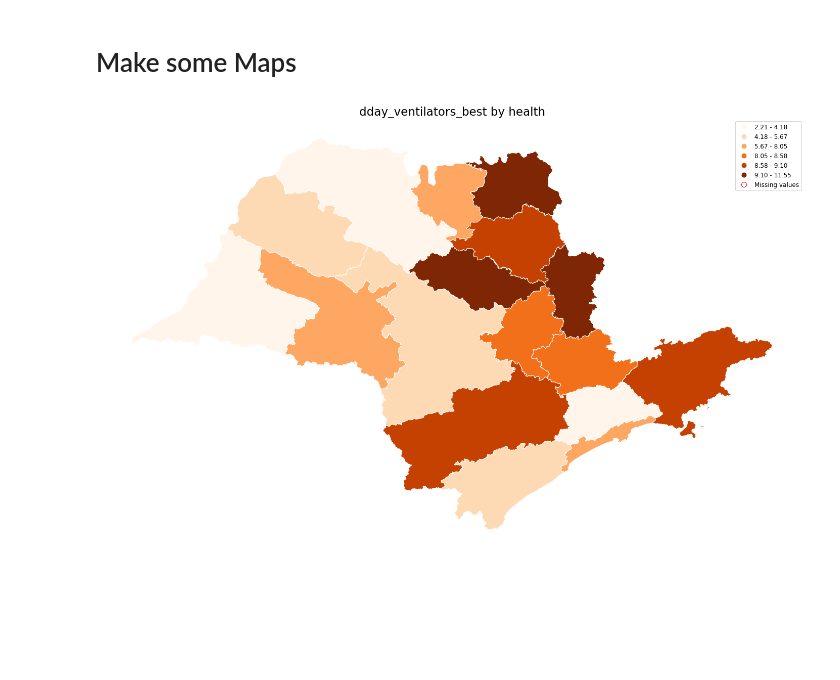
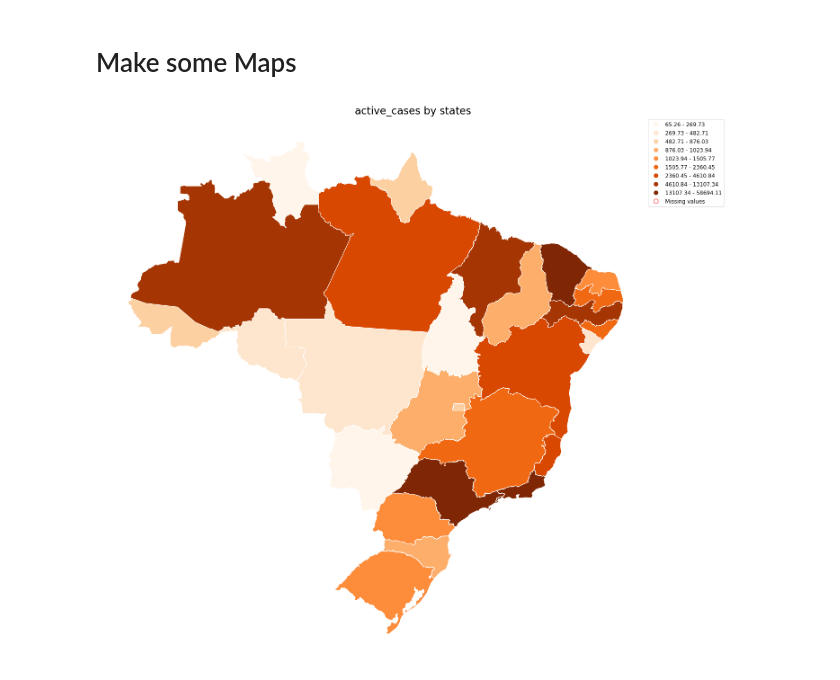
Before and after one commit to ImpulsoGov/farolcovid, a Jupyter notebook: analysis/cities_capacity_overload.ipynb, the cells around one changed output. Saved outputs shown, nothing was run; the diff lists cells and outputs as text; code cells hidden in the pictures; blank space fills up the shorter version.

```diff
--- a/analysis/cities_capacity_overload.ipynb
+++ b/analysis/cities_capacity_overload.ipynb
@@ -312,7 +312,7 @@ def load_shapefiles():
 
     states_shapefile = gpd.read_file('../../mapas_brasil/estados-ibge/BRUFE250GC_SIR.shp')
     states_shapefile = states_shapefile.rename(columns={'NM_ESTADO':'state_name'})[['state_name','geometry']]
-    states_shapefile['state_name'] = states_shapefile['state_name'].str.title().str.replace('Do','do').str.replace('De','de')
+    states_shapefile['state_name'] = states_shapefile['state_name'].str.title().str.replace('Do','do').str.replace('De','de').str.replace('Rondônia','Rondonia')
 
 
     helth_shapefile = gpd.read_file('../../mapas_brasil/regioes_saude/regioes_saude.shp')
@@ -354,7 +354,7 @@ def data_plus_shapefile(df, shape_files, region_type='state', region_filter=['al
     dd = dd.groupby(by=shape_files[region_type]['col_in'], as_index=False).agg(agg_func)
     dd[var] = dd[var].apply(lambda x: np.nan if x<0 else x)
 
-    df_plot = dd.merge(shape_files[region_type]['data'], on=shape_files[region_type]['merge_col'])
+    df_plot = dd.merge(shape_files[region_type]['data'], on=shape_files[region_type]['merge_col'], how='outer')
     df_plot = gpd.GeoDataFrame(df_plot)
 
     return df_plot
@@ -364,11 +364,11 @@ shape_files = load_shapefiles()
 df = load_data()
 # %%
 #prepare table
-region_type = 'health'  # cities, states, health
-var = 'dday_ventilators_best' # variable of interest
-agg_func = 'mean'       # sum, mean
+region_type = 'states'  # cities, states, health
+var = 'active_cases' # variable of interest
+agg_func = 'sum'       # sum, mean
 region_filter = {
-    'filter_list': ['SP'],     #put options or 'all'
+    'filter_list': ['all'],     #put options or 'all'
     'filter_col' : 'state_id', #col to apply the filter'
 }
 
@@ -376,32 +376,32 @@ df_plot = data_plus_shapefile(df, shape_files, region_type, region_filter, var,
 # %%
 #Plot Map
 fig = plt.figure(figsize=(25,25))
 ax  = fig.add_subplot(1,1,1)
 ax.set_title(f'{var} by {region_type}', fontsize=23)
 
 
 missings={
     "color": "white",
     "edgecolor": "red",
     "hatch": "///",
     "label": "Missing values",
 }
 
 # df_test.plot(column=var,ax=ax, legend=True,cmap='Oranges', edgecolor = "#ffffff",  scheme='user_defined', classification_kwds={'bins':[15, 18,19,20,22,35,40,45,60]}, )
 # df_plot.plot(column=var ,ax=ax, legend=True,cmap='Oranges', edgecolor = "#807158",scheme='quantiles',k=100, missing_kwds=missings
 # df_plot.plot(column=var ,ax=ax, legend=True,cmap='Oranges',missing_kwds=missings, edgecolor = "#807158",scheme='user_defined',classification_kwds={'bins':scale} )
 
-df_plot.plot(column=var ,ax=ax, legend=True,cmap='Oranges', edgecolor = "#ffffff" ,missing_kwds=missings, scheme='quantiles',k=6)
+df_plot.plot(column=var ,ax=ax, legend=True,cmap='Oranges', edgecolor = "#ffffff" ,missing_kwds=missings, scheme='quantiles',k=9)
 ax.axis('off')
 
 # for idx, row in df_test.iterrows():
 #     plt.annotate(s=row[var_dissolve] + "\n" + str('{:.1f}'.format(row[var])), xy=row['coords'],fontsize=18,
 #                  horizontalalignment='center', color='#360102')
 
 
 plt.rc('legend',fontsize='large')
 # %% [output]
-[figure, old version]
+[figure, new version]
 # %%
 ## try to create a scale bin
 
```
